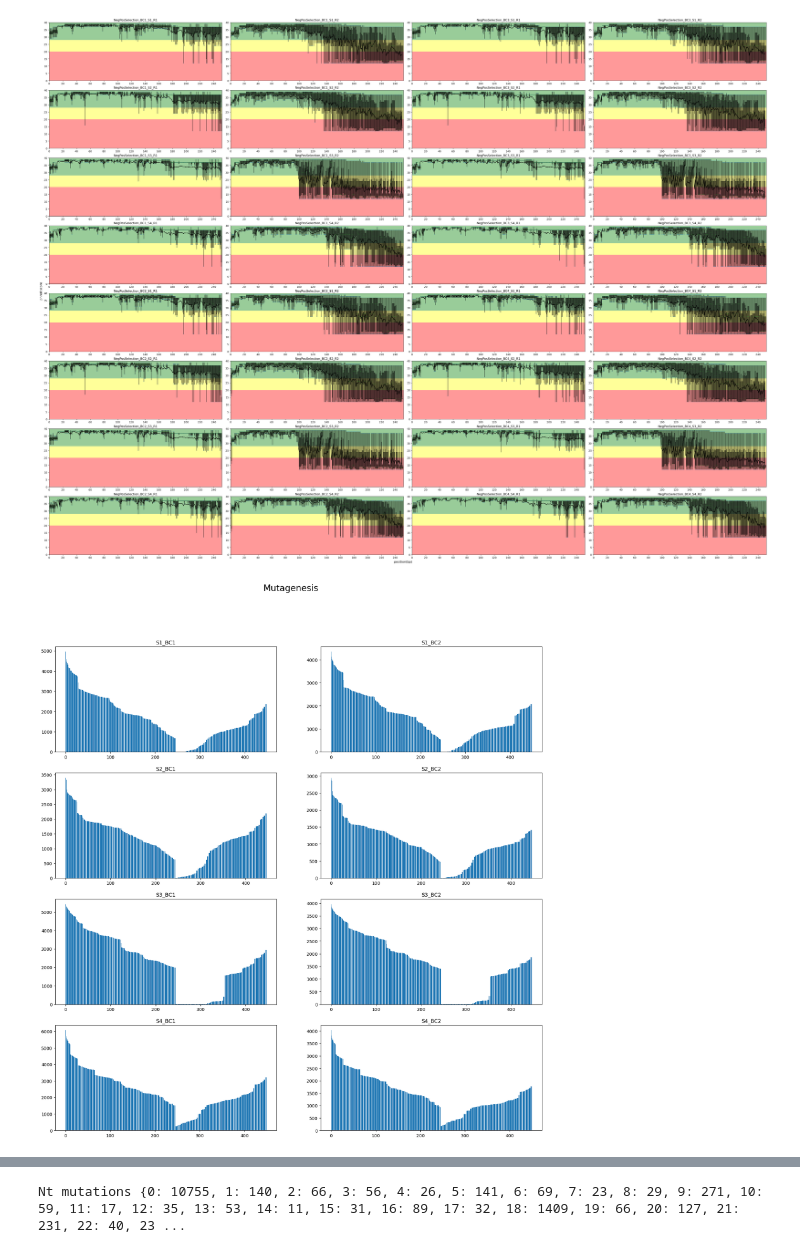
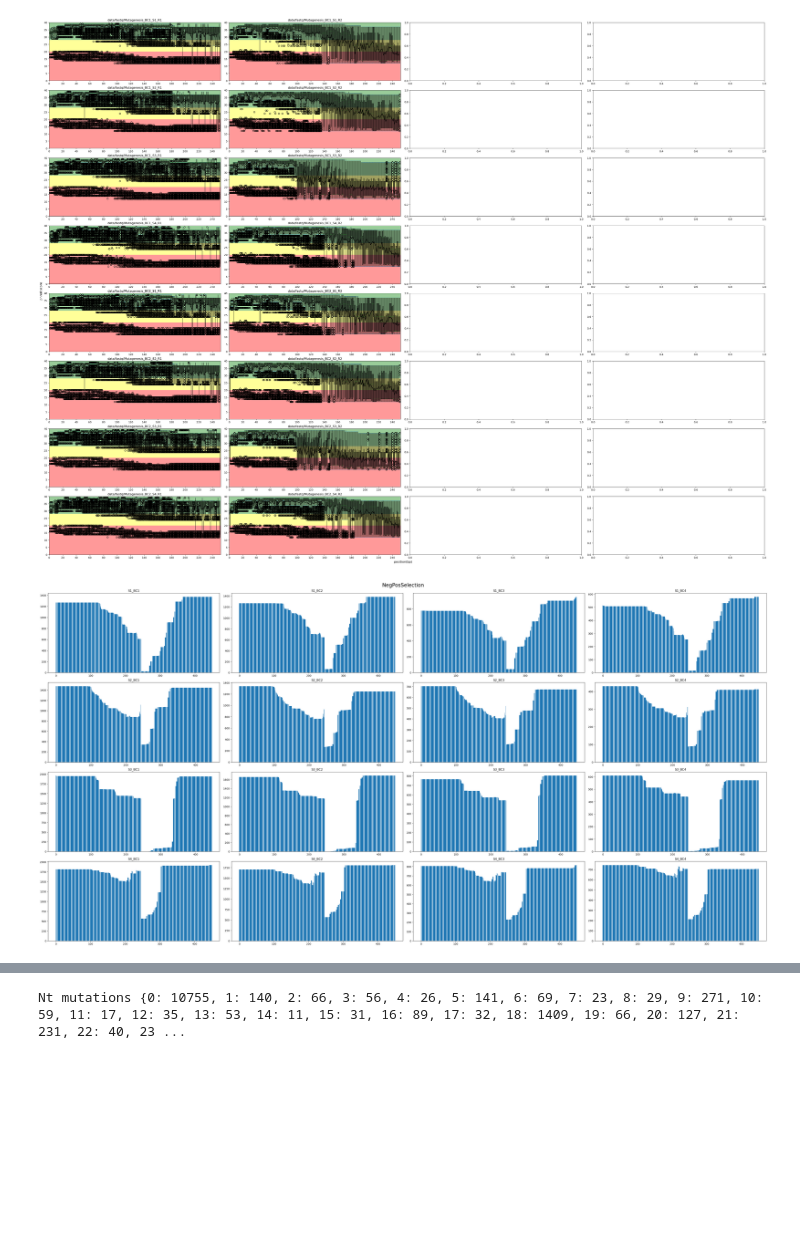
Before and after one commit to AliceHovsepyan/pogo_pance_draft, a Jupyter notebook: Evaluation_of_read_depth_and_quality.ipynb, the cells around one changed output, grey strips where cells are left out. Drawn from its saved outputs; the diff is of its cells as text; code cells hidden in the pictures; blank space fills up the shorter version.

```diff
--- a/Evaluation_of_read_depth_and_quality.ipynb
+++ b/Evaluation_of_read_depth_and_quality.ipynb
@@ -152,12 +110,14 @@ def demultiplex_reads(a_seqs, b_seqs,ref_gene, used_Barcodes, Sections = ["S1",
 # %%
-a_seq, b_seq, _, _, a_ids, b_ids= read_sequences(variant = "Mutagenesis", arbitrary_cutoff_a = False, arbitrary_cutoff_b = False, catch_left=catch_left, catch_right=catch_right, return_qualities_ids=True)
+remove_read_qualities = ['!', '"', '#', '$', '%', '&', "'", '(', ')', '*', '+', ',', '-', ]#'.', '/']
+
+a_seq, b_seq, _, _, a_ids, b_ids= read_sequences(variant = "Mutagenesis", arbitrary_cutoff_a = False, arbitrary_cutoff_b = False, catch_left=catch_left, catch_right=catch_right, return_qualities_ids=True, quality_score=remove_read_qualities)
 ref_gene = R5_Pool_seq
 
-Mutagenesis_reads, Mut_ids_Dict = demultiplex_reads(a_seq, b_seq, ref_gene, used_Barcodes = ["BC1", "BC2"], Sections = ["S1", "S2", "S3", "S4"], max_mismatch_primerseq = 1, filter_for_n_mut = False, n_mut_treshold = 20, a_ids=a_ids, b_ids=b_ids)
+Mutagenesis_reads, Mut_ids_Dict = demultiplex_reads(a_seq, b_seq, ref_gene,Barcodes=Barcodes, Primer_seq=Primer_seq, used_Barcodes = ["BC1", "BC2"], Sections = ["S1", "S2", "S3", "S4"], max_mismatch_primerseq = 1, filter_for_n_mut = True, n_mut_treshold = 10, a_ids=a_ids, b_ids=b_ids)
 
-a_seq, b_seq, _, _, a_ids, b_ids = read_sequences(variant = "NegPosSelection", arbitrary_cutoff_a = False, arbitrary_cutoff_b = False, catch_left="", catch_right="", return_qualities_ids=True)
+a_seq, b_seq, _, _, a_ids, b_ids = read_sequences(variant = "NegPosSelection", arbitrary_cutoff_a = False, arbitrary_cutoff_b = False, catch_left="", catch_right="", return_qualities_ids=True, quality_score=remove_read_qualities)
 
-NegPosSelection_reads, NegPos_ids = demultiplex_reads(a_seq, b_seq, ref_gene, used_Barcodes = ["BC1", "BC2", "BC3", "BC4"], Sections = ["S1", "S2", "S3", "S4"], max_mismatch_primerseq = 1, filter_for_n_mut = False, n_mut_treshold = 20, a_ids=a_ids, b_ids=b_ids)
+NegPosSelection_reads, NegPos_ids = demultiplex_reads(a_seq, b_seq, ref_gene,Barcodes=Barcodes, Primer_seq=Primer_seq, used_Barcodes = ["BC1", "BC2", "BC3", "BC4"], Sections = ["S1", "S2", "S3", "S4"], max_mismatch_primerseq = 1, filter_for_n_mut = True, n_mut_treshold = 10, a_ids=a_ids, b_ids=b_ids)
 
 all_reads = {**{"Mutagenesis_"+key : value for key, value in Mutagenesis_reads.items()},**{"NegPosSelection_"+key : value for key, value in NegPosSelection_reads.items()}}
 
@@ -215,9 +175,9 @@ Saved 1026 records from data/fastq/NegPosSelection_R2_001.fastq to NegPosSelecti
 ## figure with 4x4 plots of coverages:
 
 fig, axs = plt.subplots(8, 4, figsize=(40, 30), layout='constrained')
-used_Barcodes = ["BC1", "BC2", "BC3", "BC4"]
+used_Barcodes = ["BC1", "BC2"]
 Sections = ["S1", "S2", "S3", "S4"]
-PANCE_step = "NegPosSelection"
+PANCE_step = "Mutagenesis"
 read_dirs = ["R1", "R2"]
 
 axis_y = 0
@@ -229,7 +189,7 @@ for Bc in used_Barcodes:
     for Section in  Sections:
 
         for read_dir in read_dirs:
-            filename = f"{PANCE_step}_{Bc}_{Section}_{read_dir}_001.fastq"
+            filename = f"data/fastq/{PANCE_step}_{Bc}_{Section}_{read_dir}_001.fastq"
 
             fastq_parser = SeqIO.parse(filename, "fastq")
             res=[]
@@ -250,7 +210,7 @@ for Bc in used_Barcodes:
             ax.add_patch(rect)
             df.mean().plot(ax=ax,c='black')
             boxprops = dict(linestyle='-', linewidth=1, color='black')
-            df.plot(kind='box', ax=ax, grid=False, showfliers=False,
+            df.plot(kind='box', ax=ax, grid=False, showfliers=True,
                     color=dict(boxes='black',whiskers='black')  )
             ax.set_xticks(np.arange(0, l, 20))
             ax.set_xticklabels(np.arange(0, l,20))
@@ -264,4 +224,4 @@ fig.supxlabel('position(bp)')
 fig.supylabel('phred score')
 plt.show()
 # %% [output]
-[figure, old version]
+[figure, new version]
@@ -302,36 +228,37 @@ def plot_fastq_qualities(filename, ax=None, limit=10000):
 # %%
 ## figure with 4x4 plots of coverages:
-
-fig, axs = plt.subplots(4, 2, figsize=(20, 20))
-used_Barcodes = ["BC1", "BC2"]
+read_dictionary = NegPosSelection_reads
+plt_title = "NegPosSelection"
+fig, axs = plt.subplots(4, 4, figsize=(40, 20), layout='constrained')#plt.subplots(4, 2, figsize=(20, 20))
+used_Barcodes = ["BC1", "BC2", "BC3", "BC4"]
 Sections = ["S1", "S2", "S3", "S4"]
 
 for Bc in used_Barcodes:
     for Section in  Sections:
         name = f"{Bc}_{Section}"
 
         tripl_st = Primer_out_of_triplets[Section+"_fwd_primer"]
         tripl_end = Primer_out_of_triplets[Section+"_rev_primer"]
         ref_seq_Section = ref_gene[ref_gene.index(Primer_seq[Section + "_fwd_primer"][tripl_st:]):ref_gene.index(dna_rev_comp(Primer_seq[Section+"_rev_primer"][tripl_end:]))+len(Primer_seq[Section+"_rev_primer"][tripl_end:])]
         ref_prot_section = translate_dna2aa(ref_seq_Section)
 
-        seq_variants = get_variants(Mutagenesis_reads[f"{Bc}_{Section}_R1"], Mutagenesis_reads[f"{Bc}_{Section}_R2"], catch_left=Barcodes[f"{Bc}_Fwd"]+Primer_seq[Section + "_fwd_primer"][:tripl_st],catch_right=dna_rev_comp(Barcodes[f"{Bc}_Rev"]+Primer_seq[Section+"_rev_primer"][:tripl_end]), ref_prot = ref_prot_section, ref_gene = ref_seq_Section, codons = codons)
+        seq_variants = get_variants(read_dictionary[f"{Bc}_{Section}_R1"], read_dictionary[f"{Bc}_{Section}_R2"], catch_left=Barcodes[f"{Bc}_Fwd"]+Primer_seq[Section + "_fwd_primer"][:tripl_st],catch_right=dna_rev_comp(Barcodes[f"{Bc}_Rev"]+Primer_seq[Section+"_rev_primer"][:tripl_end]), ref_prot = ref_prot_section, ref_gene = ref_seq_Section, codons = codons)
 
         seq_variants["DNA"] = pd.DataFrame.from_dict(seq_variants["DNA"])
         #seq_variants["DNA"] = seq_variants["DNA"].loc[:,seq_variants["DNA"].sum() > 0]
         seq_variants["AA"] = pd.DataFrame.from_dict(seq_variants["AA"])
         #seq_variants["AA"] = seq_variants["AA"].loc[:,seq_variants["AA"].sum() > 0]
         seq_variants["Codons"] = pd.DataFrame.from_dict(seq_variants["Codons"])
         #seq_variants["Codons"] = seq_variants["Codons"].loc[:,seq_variants["Codons"].sum() > 0]
 
         ax = axs[Sections.index(Section), used_Barcodes.index(Bc)]
         ax.bar(seq_variants["DNA"].sum().index, seq_variants["DNA"].sum())
         ax.set_title(f'{Section}_{Bc}')
 
-fig.suptitle("Mutagenesis", fontsize = 20)
+fig.suptitle(plt_title, fontsize = 20)
 plt.show()
 # %% [output]
-[figure, old version]
+[figure, new version]
 # %%
 
 ### calculate sum of single, double and triple mutants
```
Also changed, not shown: parts of 7 cells of this notebook, 3 other files.
